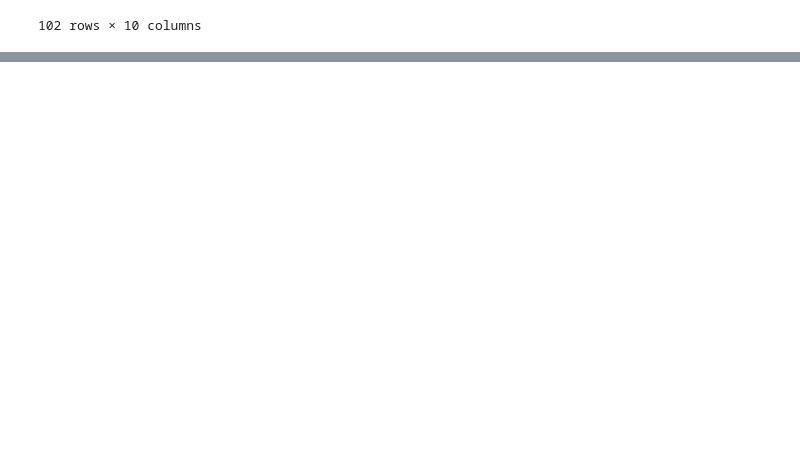
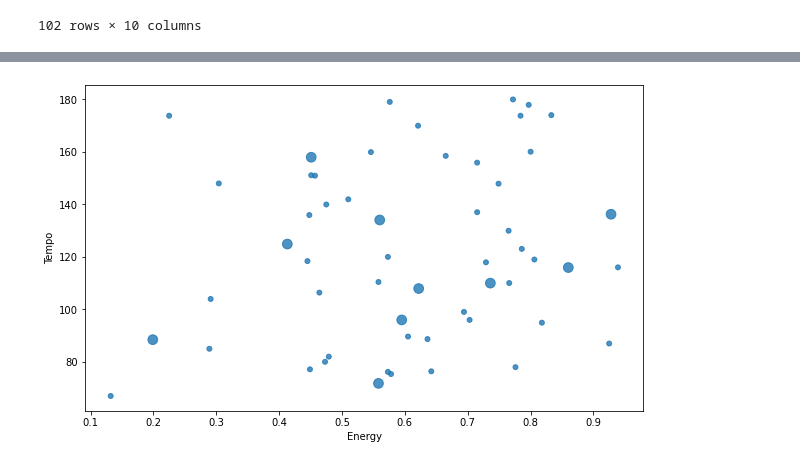
Before and after one commit to BenjaminRathke/team_KaRiBe, a Jupyter notebook: Resources/cleantransformdata.ipynb, the cells around one changed output, grey strips where cells are left out. Saved outputs shown, nothing was run; the diff lists cells and outputs as text; code cells hidden in the pictures; blank space fills up the shorter version.

```diff
--- a/Resources/cleantransformdata.ipynb
+++ b/Resources/cleantransformdata.ipynb
@@ -166,0 +165,7 @@ songdatacleaned_df
+# %%
+energyTempoPlot = cleaneddf.plot.scatter(x="Energy", y="Tempo",
+                                           alpha = 0.8, s = (winner + 0.35)*70,
+                                          figsize=(10,6))
+plt.savefig("energyTempoPlot.png")
+# %% [output]
+[figure, added]
```
Also changed, not shown: parts of 8 cells of this notebook, 6 other files.
